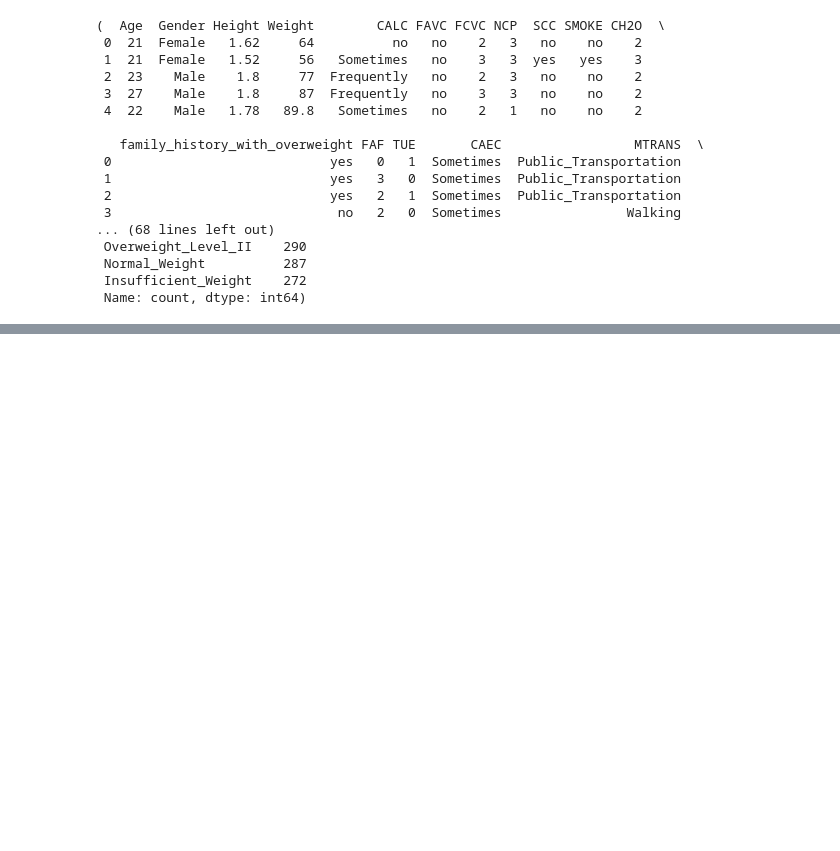
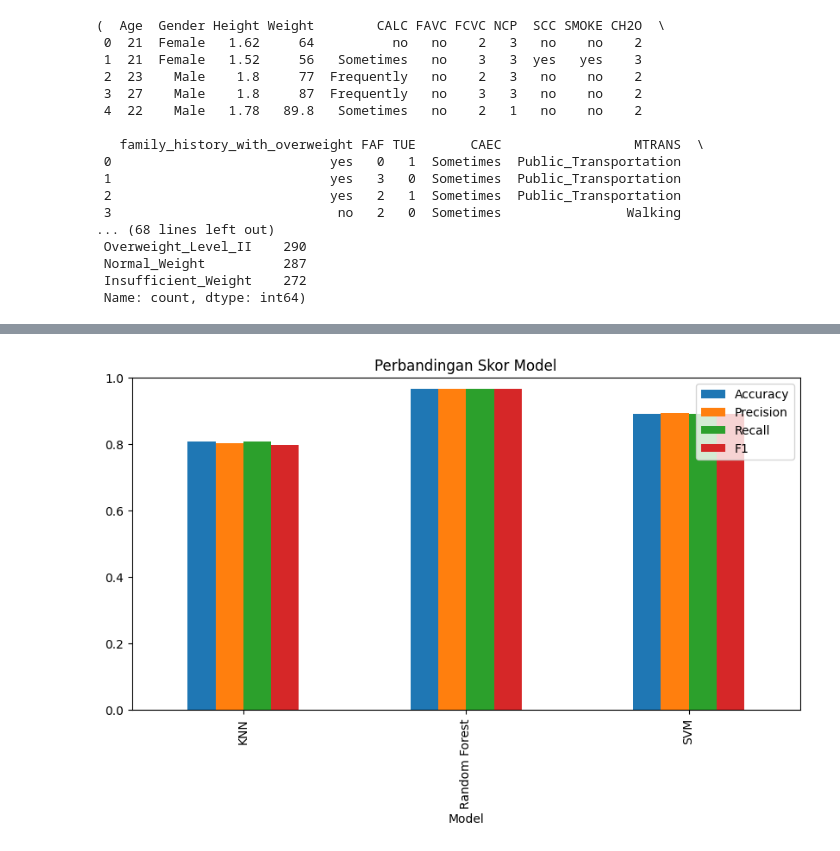
Before and after one commit to sabdaaf/capstone-ds, a Jupyter notebook: capstone.ipynb, the cells around one changed output, grey strips where cells are left out. Saved outputs shown, nothing was run; the diff lists cells and outputs as text; code cells hidden in the pictures; blank space fills up the shorter version.

```diff
--- a/capstone.ipynb
+++ b/capstone.ipynb
@@ -77,0 +121,27 @@ plt.show()
+# %%
+from sklearn.model_selection import train_test_split
+from sklearn.metrics import classification_report, confusion_matrix
+from sklearn.ensemble import RandomForestClassifier
+from sklearn.neighbors import KNeighborsClassifier
+from sklearn.svm import SVC
+
+X_train, X_test, y_train, y_test = train_test_split(X_scaled, y_resampled, test_size=0.2, random_state=42)
+
+models = {
+    "KNN": KNeighborsClassifier(),
+    "Random Forest": RandomForestClassifier(),
+    "SVM": SVC()
+}
+
+results = {}
+
+for name, model in models.items():
+    model.fit(X_train, y_train)
+    y_pred = model.predict(X_test)
+    print(f"Model: {name}")
+    print(confusion_matrix(y_test, y_pred))
+    print(classification_report(y_test, y_pred))
+    results[name] = {
+        'model': model,
+        'y_pred': y_pred
+    }
@@ -77,0 +166,19 @@ plt.show()
+# %%
+from sklearn.metrics import accuracy_score, precision_score, recall_score, f1_score
+
+scores = []
+for name in results:
+    y_pred = results[name]['y_pred']
+    scores.append({
+        'Model': name,
+        'Accuracy': accuracy_score(y_test, y_pred),
+        'Precision': precision_score(y_test, y_pred, average='weighted'),
+        'Recall': recall_score(y_test, y_pred, average='weighted'),
+        'F1': f1_score(y_test, y_pred, average='weighted')
+    })
+
+scores_df = pd.DataFrame(scores)
+scores_df.set_index("Model").plot(kind='bar', figsize=(10,5), ylim=(0,1), title="Perbandingan Skor Model")
+plt.show()
+# %% [output]
+[figure, added]
```
Also changed, not shown: parts of 7 cells of this notebook.
